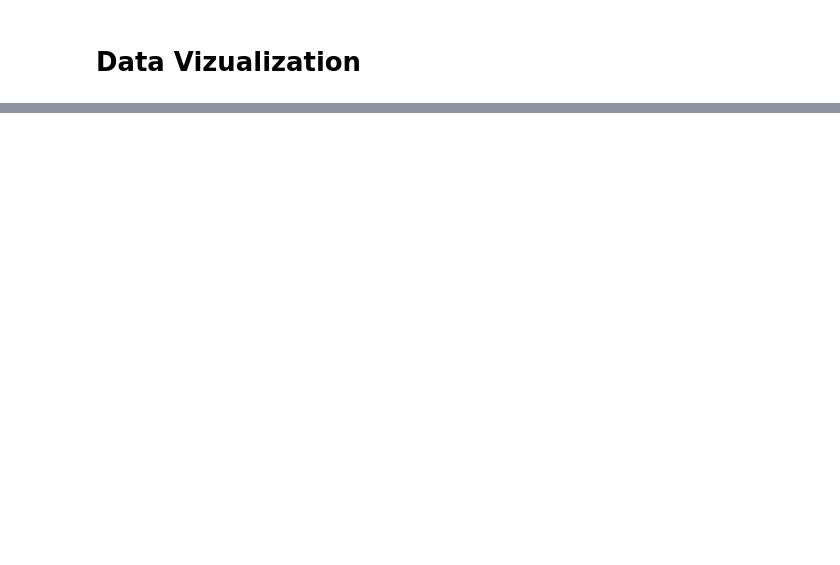
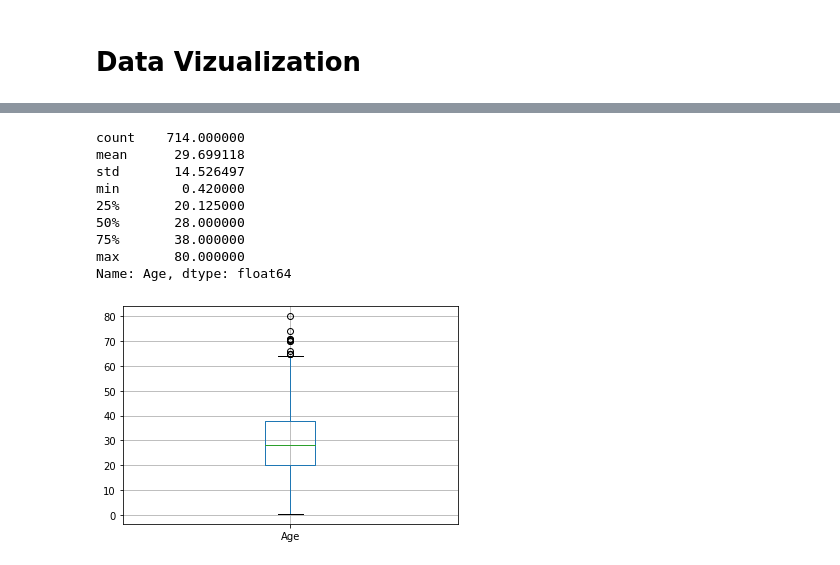
Before and after one commit to allisoncwalker/cis277-fa22-09-viz-intro, a Jupyter notebook: Viz-Intro.ipynb, the cells around one changed output, grey strips where cells are left out. Saved outputs shown, nothing was run; the diff lists cells and outputs as text; code cells hidden in the pictures; blank space fills up the shorter version.

```diff
--- a/Viz-Intro.ipynb
+++ b/Viz-Intro.ipynb
@@ -31,0 +44,14 @@ AttributeError: 'DataFrameGroupBy' object has no attribute 'Survive'
+# %%
+df.boxplot("Age")
+df.Age.describe()
+# %% [output]
+count    714.000000
+mean      29.699118
+std       14.526497
+min        0.420000
+25%       20.125000
+50%       28.000000
+75%       38.000000
+max       80.000000
+Name: Age, dtype: float64
+[figure, added]
```
Also changed, not shown: parts of 4 cells of this notebook.
